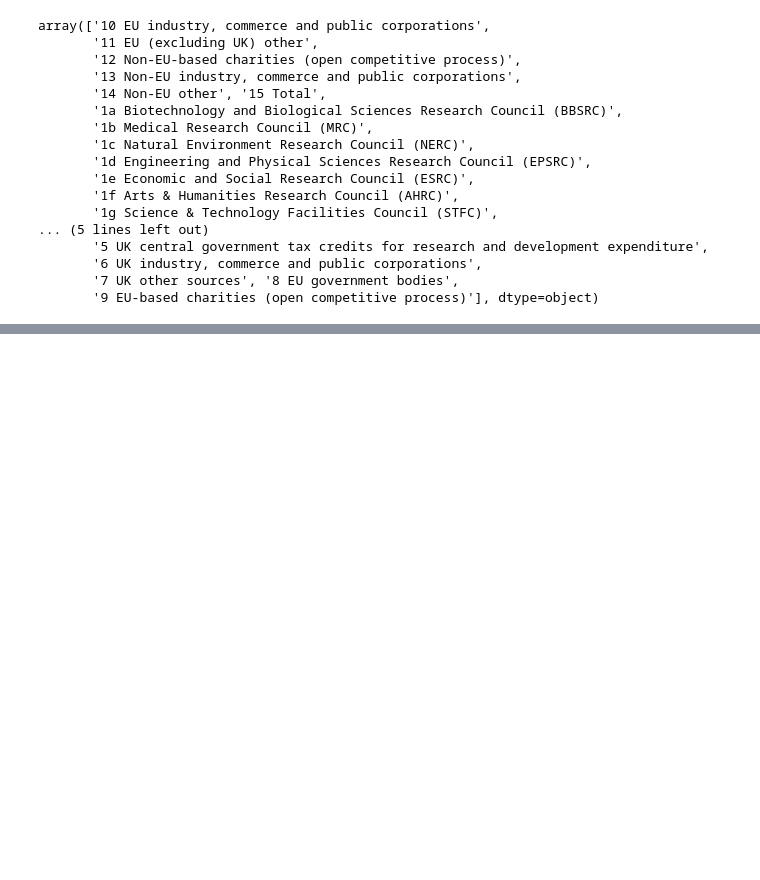
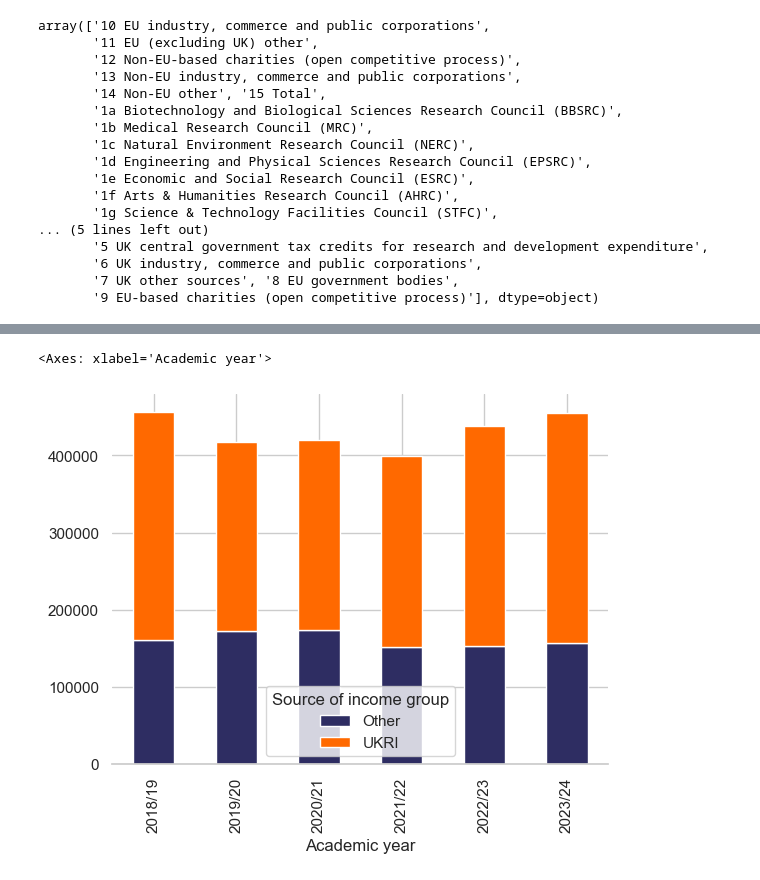
Before and after one commit to marthaisabelhilton/Allocations-2025, a Jupyter notebook: HESA table 5.ipynb, the cells around one changed output, grey strips where cells are left out. Cells and saved outputs as stored; diff of their text form; code cells hidden in the pictures; blank space fills up the shorter version.

```diff
--- a/HESA table 5.ipynb
+++ b/HESA table 5.ipynb
@@ -392,0 +458,9 @@ cost_centres = ['Chemistry', 'Physics', 'Mathematics', 'General Engineering', 'T
+# %%
+data_physics_hist = data_group[(data_group['HESA cost centre'] == 'Physics') & data_group['Source of income group'].isin(['Other', 'UKRI'])]
+
+data_pivot = data_physics_hist.melt(id_vars=['HESA cost centre', 'Source of income group']).pivot(index='Academic year', columns='Source of income group', values='value')
+
+data_pivot.plot.bar(stacked=True)
+# %% [output]
+<Axes: xlabel='Academic year'>
+[figure, added]
```
Also changed, not shown: parts of 50 cells of this notebook.
